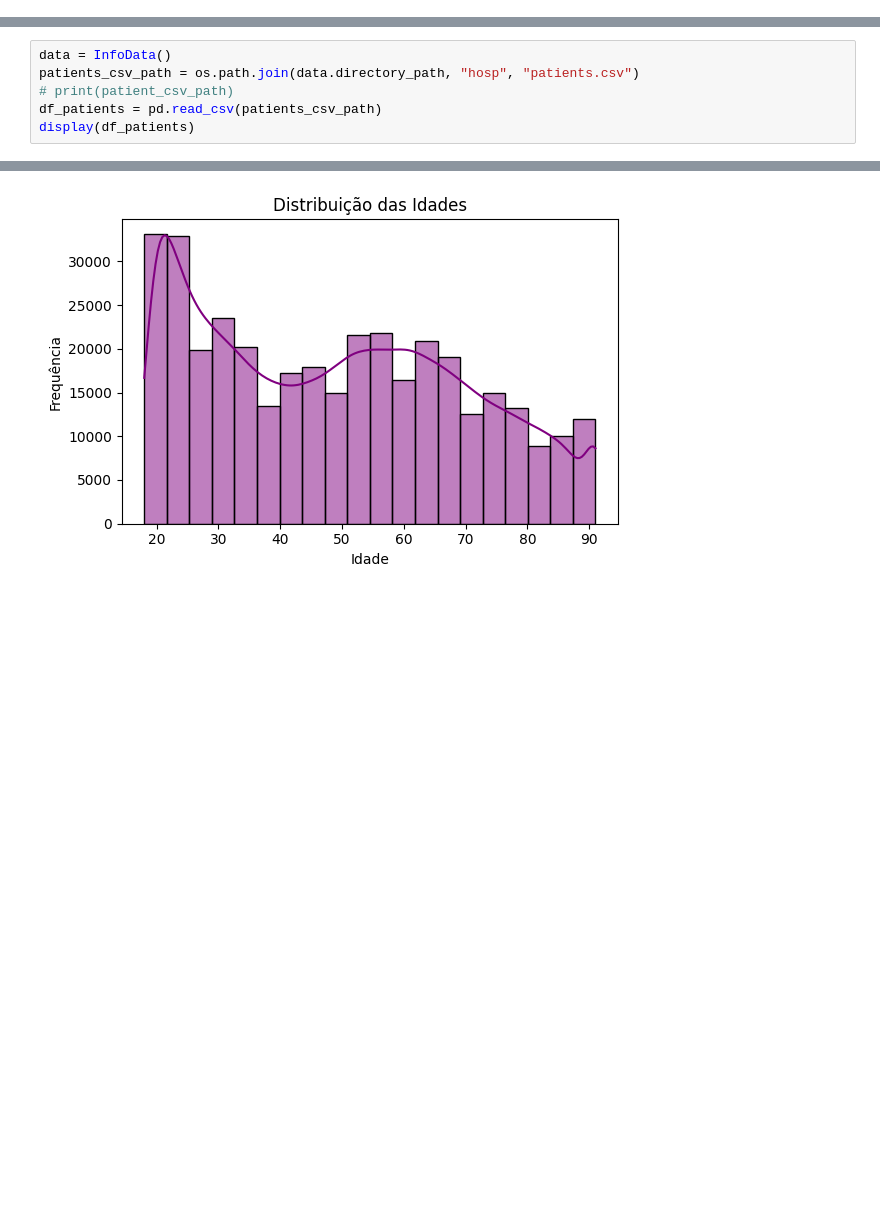
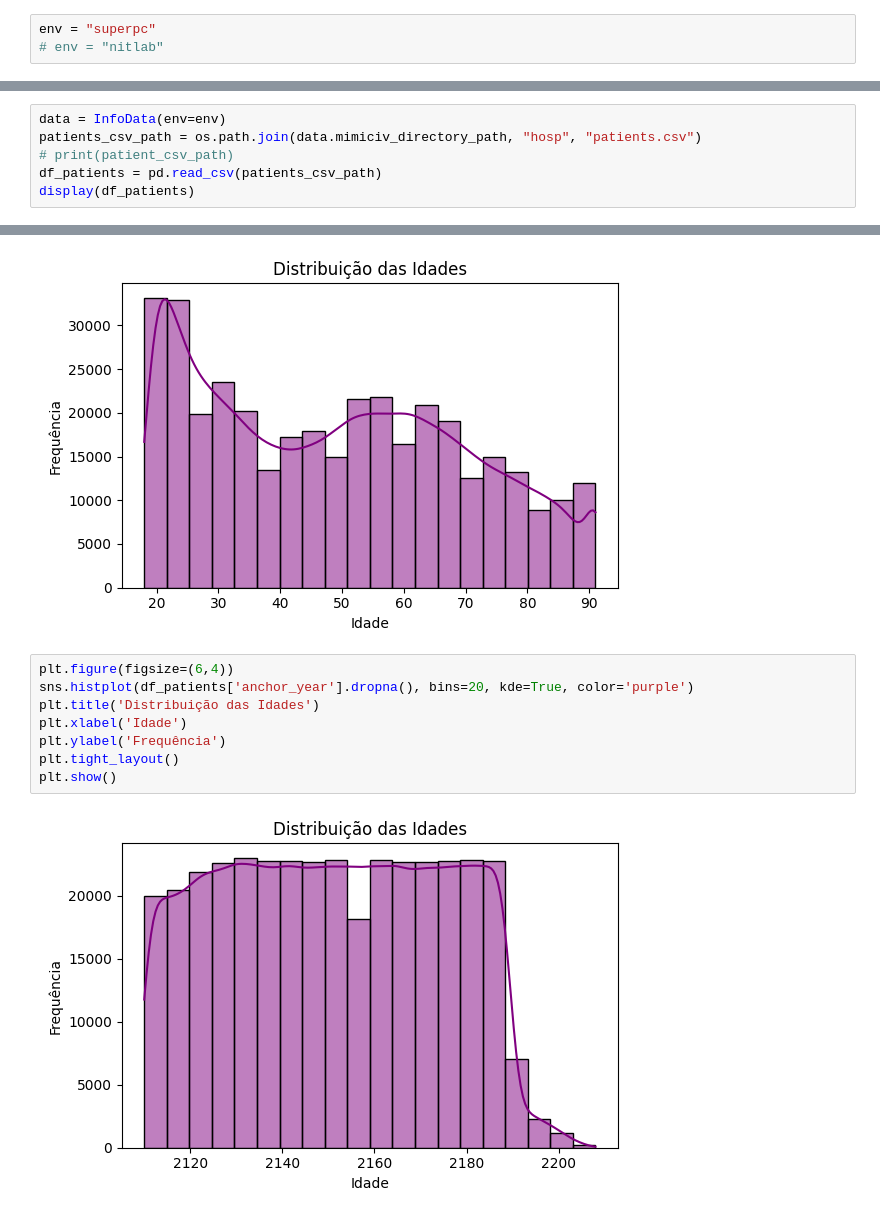
Before and after one commit to lucasdblucas/ehr-model, a Jupyter notebook: exploration/explorer.ipynb, the cells around one changed output, grey strips where cells are left out. Drawn from its saved outputs; the diff is of its cells as text; blank space fills up the shorter version.

Commit message:
update - SuperPC

```diff
--- a/exploration/explorer.ipynb
+++ b/exploration/explorer.ipynb
@@ -7,3 +7,6 @@ from data.info import InfoData
 import pandas as pd
 import matplotlib.pyplot as plt
 import seaborn as sns
+# %%
+env = "superpc"
+# env = "nitlab"
@@ -10,6 +15,6 @@ import seaborn as sns
 # %%
-data = InfoData()
-patients_csv_path = os.path.join(data.directory_path, "hosp", "patients.csv")
+data = InfoData(env=env)
+patients_csv_path = os.path.join(data.mimiciv_directory_path, "hosp", "patients.csv")
 # print(patient_csv_path)
 df_patients = pd.read_csv(patients_csv_path)
 display(df_patients)
@@ -65,3 +70,13 @@ plt.tight_layout()
 plt.show()
 # %% [output]
 [figure]
+# %%
+plt.figure(figsize=(6,4))
+sns.histplot(df_patients['anchor_year'].dropna(), bins=20, kde=True, color='purple')
+plt.title('Distribuição das Idades')
+plt.xlabel('Idade')
+plt.ylabel('Frequência')
+plt.tight_layout()
+plt.show()
+# %% [output]
+[figure, added]
```
Also changed, not shown: parts of 16 cells of this notebook, 1 other file.
